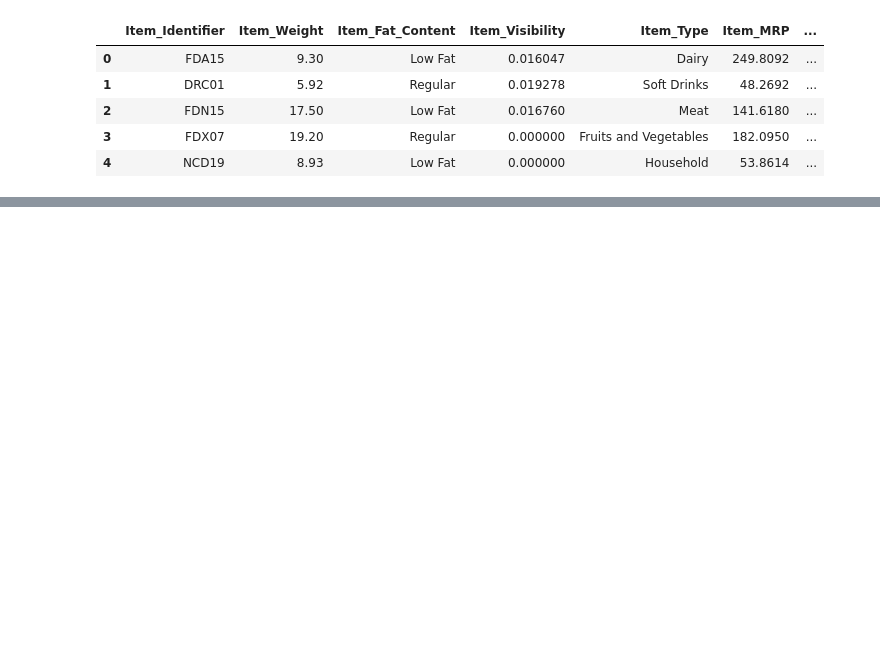
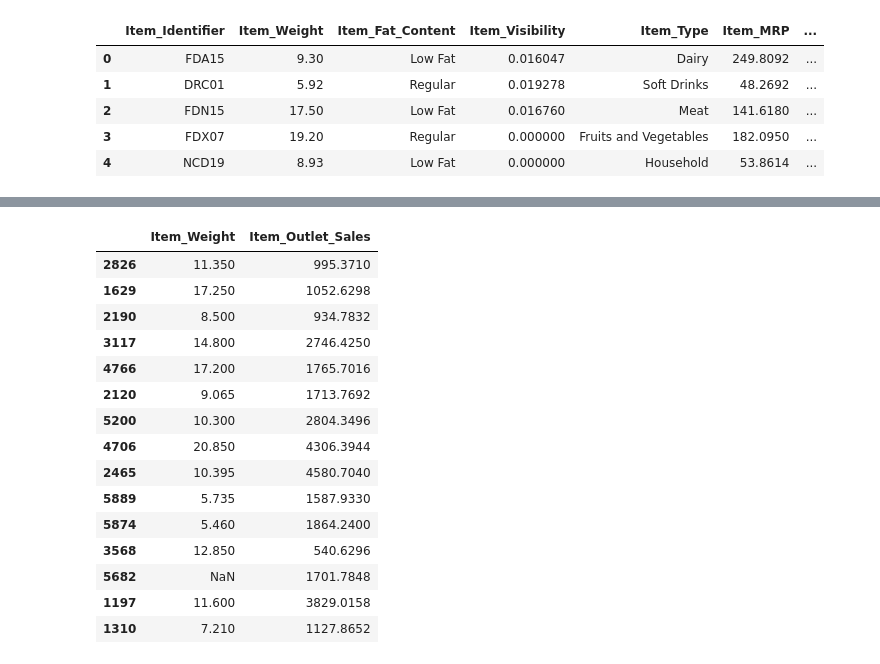
Before and after one commit to arechigajd/food_sales_predictions, a Jupyter notebook: foodsoldstores.ipynb, the cells around one changed output, grey strips where cells are left out. Cells and saved outputs as stored; diff of their text form; code cells hidden in the pictures; blank space fills up the shorter version.

```diff
--- a/foodsoldstores.ipynb
+++ b/foodsoldstores.ipynb
@@ -6,6 +6,6 @@ sales_predict = "/content/sales_predictions.csv"
 # %%
-df = pd.read_csv(sales_predict)
-df.head()
+future_sales_df = pd.read_csv(sales_predict)
+future_sales_df.head()
 # %% [output]
 |  | Item_Identifier | Item_Weight | Item_Fat_Content | Item_Visibility | Item_Type | Item_MRP | ... |
 | 0 | FDA15 | 9.30 | Low Fat | 0.016047 | Dairy | 249.8092 | ... |
@@ -15,0 +78,19 @@ df.head()
+# %%
+future_sales_df[['Item_Weight', 'Item_Outlet_Sales']].sample(15)
+# %% [output]
+|  | Item_Weight | Item_Outlet_Sales |
+| 2826 | 11.350 | 995.3710 |
+| 1629 | 17.250 | 1052.6298 |
+| 2190 | 8.500 | 934.7832 |
+| 3117 | 14.800 | 2746.4250 |
+| 4766 | 17.200 | 1765.7016 |
+| 2120 | 9.065 | 1713.7692 |
+| 5200 | 10.300 | 2804.3496 |
+| 4706 | 20.850 | 4306.3944 |
+| 2465 | 10.395 | 4580.7040 |
+| 5889 | 5.735 | 1587.9330 |
+| 5874 | 5.460 | 1864.2400 |
+| 3568 | 12.850 | 540.6296 |
+| 5682 | NaN | 1701.7848 |
+| 1197 | 11.600 | 3829.0158 |
+| 1310 | 7.210 | 1127.8652 |
```
Also changed, not shown: parts of 31 cells of this notebook.
